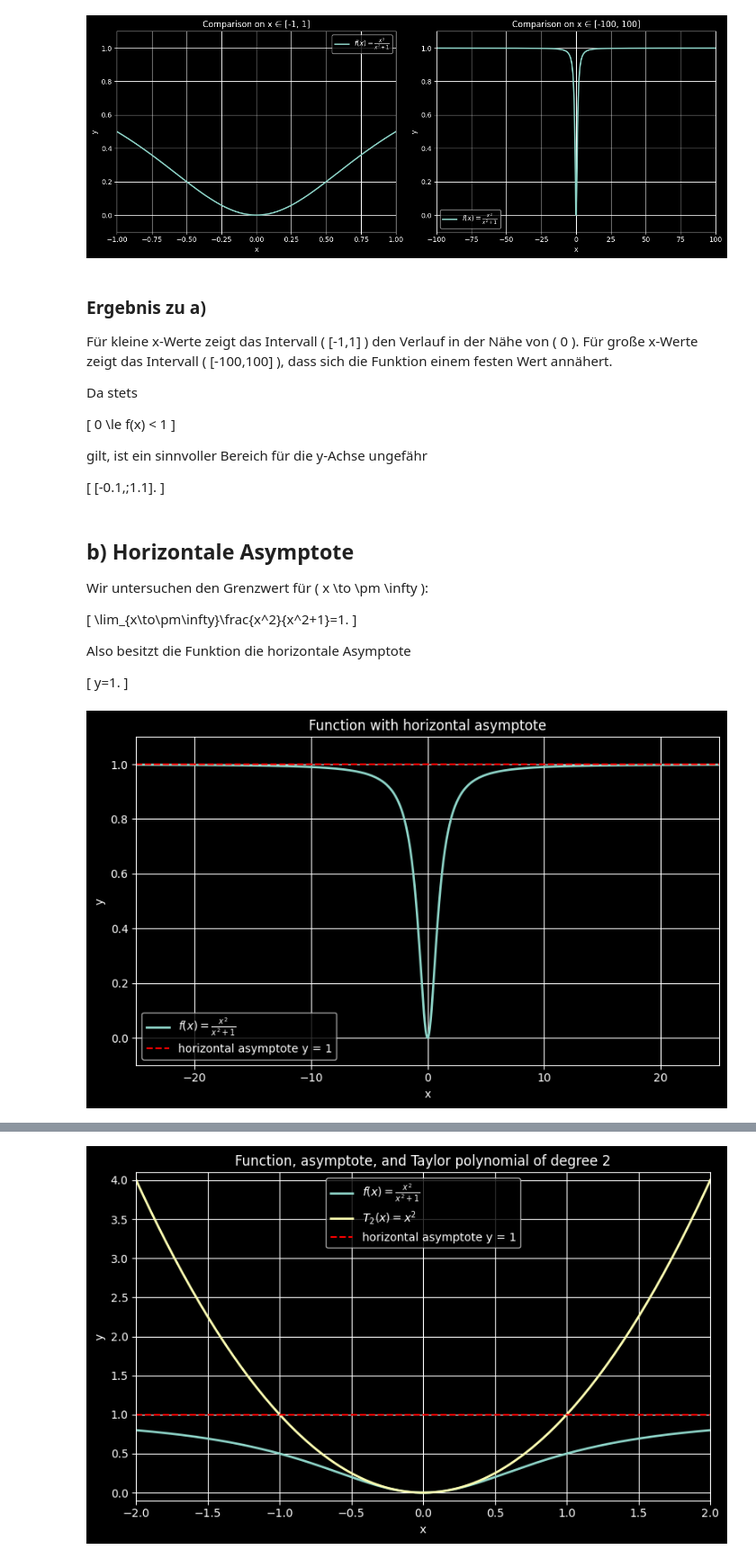
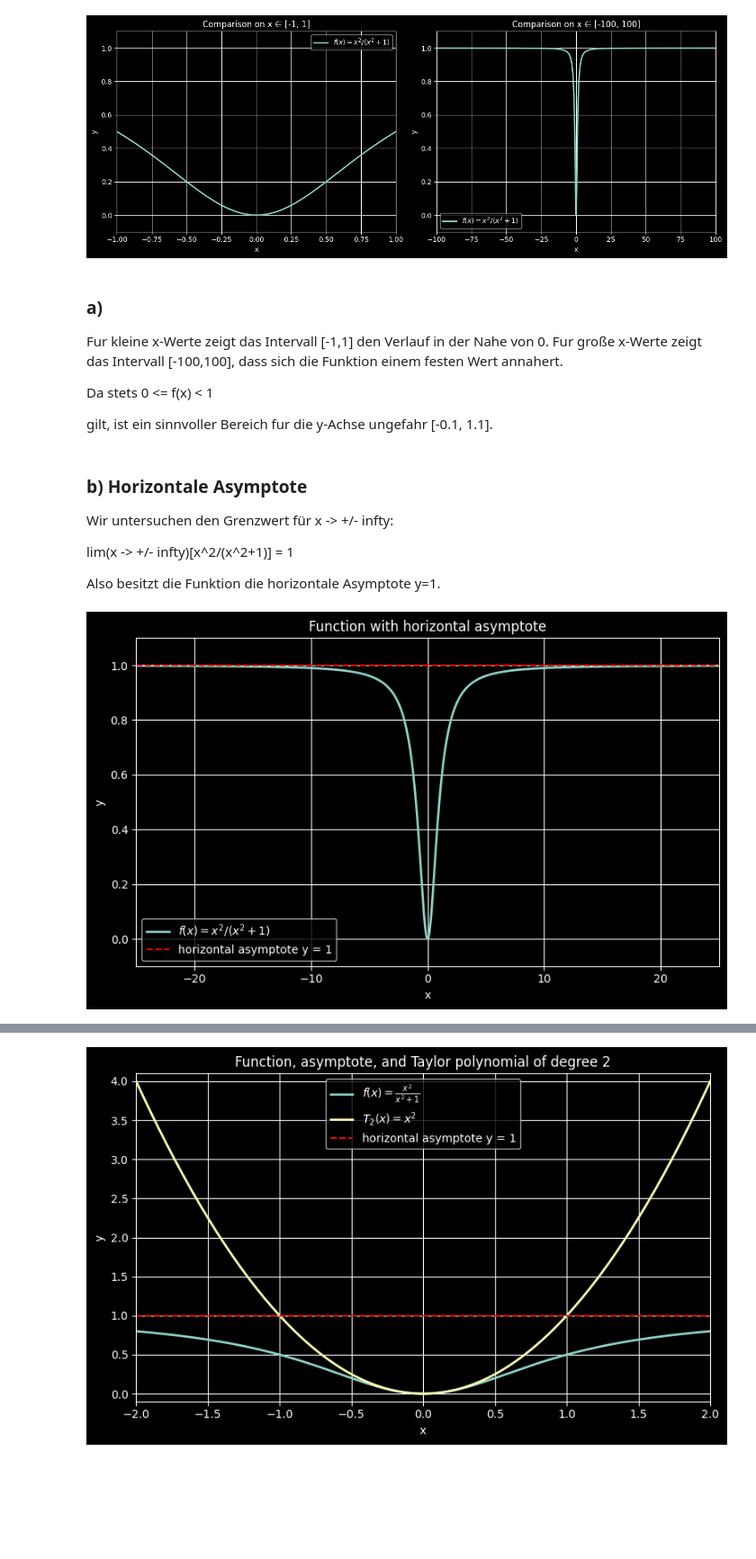
Before and after one commit to MalinaDumitrescu/numerical-analysis, a Jupyter notebook: Lab1_Plotting_Real_Functions.ipynb, the cells around one changed output, grey strips where cells are left out. Shown at 90% size. Saved outputs shown, nothing was run; the diff lists cells and outputs as text; code cells hidden in the pictures; blank space fills up the shorter version.

```diff
--- a/Lab1_Plotting_Real_Functions.ipynb
+++ b/Lab1_Plotting_Real_Functions.ipynb
@@ -53,7 +51,7 @@ y2 = f(x2)
 
 fig, axes = plt.subplots(1, 2, figsize=(13, 5))
 
-axes[0].plot(x1, y1, label=r"$f(x)=\frac{x^2}{x^2+1}$", linewidth=2)
+axes[0].plot(x1, y1, label=r"$f(x)= x^2/(x^2+1)$", linewidth=2)
 axes[0].set_title("Comparison on x ∈ [-1, 1]")
 axes[0].set_xlabel("x")
 axes[0].set_ylabel("y")
@@ -62,7 +60,7 @@ axes[0].set_ylim(-0.1, 1.1)
 axes[0].grid(True)
 axes[0].legend()
 
-axes[1].plot(x2, y2, label=r"$f(x)=\frac{x^2}{x^2+1}$", linewidth=2)
+axes[1].plot(x2, y2, label=r"$f(x)= x^2/(x^2+1)$", linewidth=2)
 axes[1].set_title("Comparison on x ∈ [-100, 100]")
 axes[1].set_xlabel("x")
 axes[1].set_ylabel("y")
@@ -74,54 +72,40 @@ axes[1].legend()
 plt.tight_layout()
 plt.show()
 # %% [output]
-[figure, old version]
+[figure, new version]
 # %% [markdown]
-### Ergebnis zu a)
+### a)
+Fur kleine x-Werte zeigt das Intervall [-1,1] den Verlauf in der Nahe von 0.
+Fur große x-Werte zeigt das Intervall [-100,100], dass sich die Funktion einem festen Wert annahert.
 
-Für kleine x-Werte zeigt das Intervall \( [-1,1] \) den Verlauf in der Nähe von \( 0 \).
-Für große x-Werte zeigt das Intervall \( [-100,100] \), dass sich die Funktion einem festen Wert annähert.
+Da stets 0 <= f(x) < 1
 
-Da stets
 
-\[
-0 \le f(x) < 1
-\]
-
-gilt, ist ein sinnvoller Bereich für die y-Achse ungefähr
-
-\[
-[-0.1,\;1.1].
-\]
+gilt, ist ein sinnvoller Bereich fur die y-Achse ungefahr [-0.1, 1.1].
 # %% [markdown]
-## b) Horizontale Asymptote
+### b) Horizontale Asymptote
 
-Wir untersuchen den Grenzwert für \( x \to \pm \infty \):
+Wir untersuchen den Grenzwert für x -> +/- infty:
 
-\[
-\lim_{x\to\pm\infty}\frac{x^2}{x^2+1}=1.
-\]
+lim(x -> +/- infty)[x^2/(x^2+1)] = 1
 
-Also besitzt die Funktion die horizontale Asymptote
-
-\[
-y=1.
-\]
+Also besitzt die Funktion die horizontale Asymptote y=1.
 # %%
 x = np.linspace(-25, 25, 2000)
 y = f(x)
 
 plt.figure(figsize=(8, 5))
-plt.plot(x, y, label=r"$f(x)=\frac{x^2}{x^2+1}$", linewidth=2)
+plt.plot(x, y, label=r"$f(x)=x^2/(x^2+1)$", linewidth=2)
 plt.axhline(y=1, color="red", linestyle="--", label="horizontal asymptote y = 1")
 plt.title("Function with horizontal asymptote")
 plt.xlabel("x")
 plt.ylabel("y")
 plt.xlim(-25, 25)
 plt.ylim(-0.1, 1.1)
 plt.grid(True)
 plt.legend()
 plt.tight_layout()
 plt.show()
 # %% [output]
-[figure, old version]
+[figure, new version]
 # %% [markdown]
```
Also changed, not shown: parts of 13 cells of this notebook, 1 other file.
